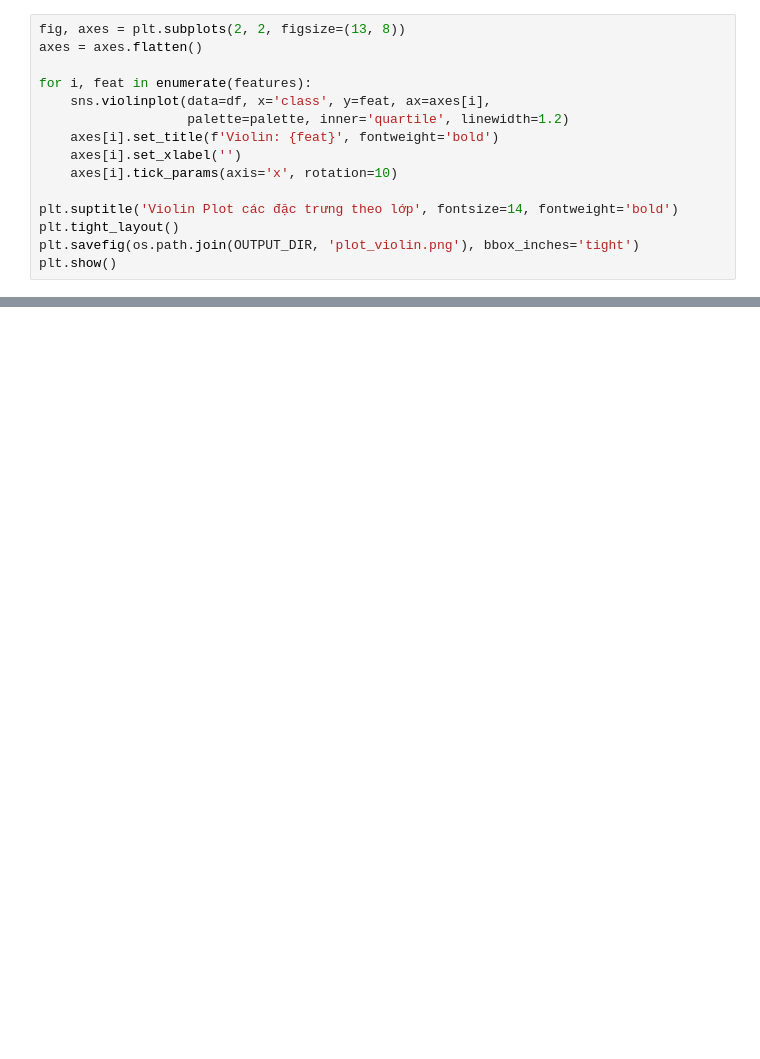
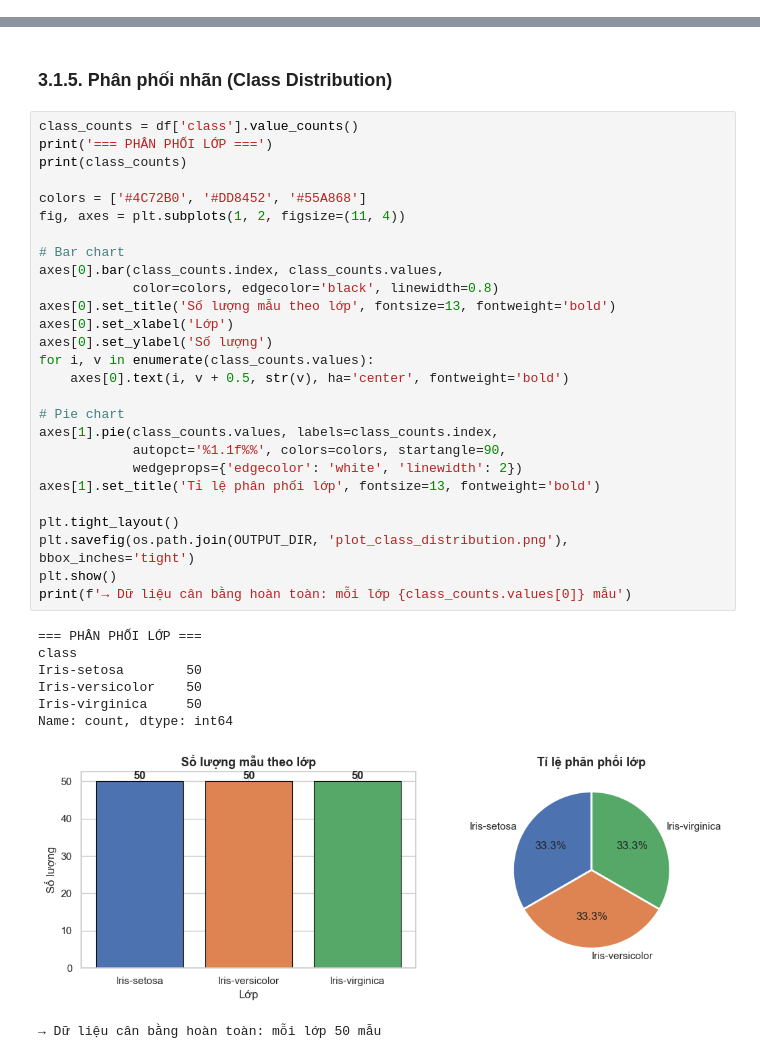
Before and after one commit to Longcodepro/final-project-CSTTNT-, a Jupyter notebook: irisClassification/prj/01_eda.ipynb, the cells around one changed output, grey strips where cells are left out. Drawn from its saved outputs; the diff is of its cells as text; blank space fills up the shorter version.

```diff
--- a/irisClassification/prj/01_eda.ipynb
+++ b/irisClassification/prj/01_eda.ipynb
@@ -279,15 +152,0 @@ plt.show()
-# %%
-fig, axes = plt.subplots(2, 2, figsize=(13, 8))
-axes = axes.flatten()
-
-for i, feat in enumerate(features):
-    sns.violinplot(data=df, x='class', y=feat, ax=axes[i],
-                   palette=palette, inner='quartile', linewidth=1.2)
-    axes[i].set_title(f'Violin: {feat}', fontweight='bold')
-    axes[i].set_xlabel('')
-    axes[i].tick_params(axis='x', rotation=10)
-
-plt.suptitle('Violin Plot các đặc trưng theo lớp', fontsize=14, fontweight='bold')
-plt.tight_layout()
-plt.savefig(os.path.join(OUTPUT_DIR, 'plot_violin.png'), bbox_inches='tight')
-plt.show()
@@ -530,0 +197,38 @@ TỔNG KẾT EDA - IRIS DATASET
+# %% [markdown]
+### 3.1.5. Phân phối nhãn (Class Distribution)
+# %%
+class_counts = df['class'].value_counts()
+print('=== PHÂN PHỐI LỚP ===')
+print(class_counts)
+
+colors = ['#4C72B0', '#DD8452', '#55A868']
+fig, axes = plt.subplots(1, 2, figsize=(11, 4))
+
+# Bar chart
+axes[0].bar(class_counts.index, class_counts.values,
+            color=colors, edgecolor='black', linewidth=0.8)
+axes[0].set_title('Số lượng mẫu theo lớp', fontsize=13, fontweight='bold')
+axes[0].set_xlabel('Lớp')
+axes[0].set_ylabel('Số lượng')
+for i, v in enumerate(class_counts.values):
+    axes[0].text(i, v + 0.5, str(v), ha='center', fontweight='bold')
+
+# Pie chart
+axes[1].pie(class_counts.values, labels=class_counts.index,
+            autopct='%1.1f%%', colors=colors, startangle=90,
+            wedgeprops={'edgecolor': 'white', 'linewidth': 2})
+axes[1].set_title('Tỉ lệ phân phối lớp', fontsize=13, fontweight='bold')
+
+plt.tight_layout()
+plt.savefig(os.path.join(OUTPUT_DIR, 'plot_class_distribution.png'), bbox_inches='tight')
+plt.show()
+print(f'→ Dữ liệu cân bằng hoàn toàn: mỗi lớp {class_counts.values[0]} mẫu')
+# %% [output]
+=== PHÂN PHỐI LỚP ===
+class
+Iris-setosa        50
+Iris-versicolor    50
+Iris-virginica     50
+Name: count, dtype: int64
+[figure, added]
+→ Dữ liệu cân bằng hoàn toàn: mỗi lớp 50 mẫu
```
Also changed, not shown: parts of 70 cells of this notebook, 8 other files.
